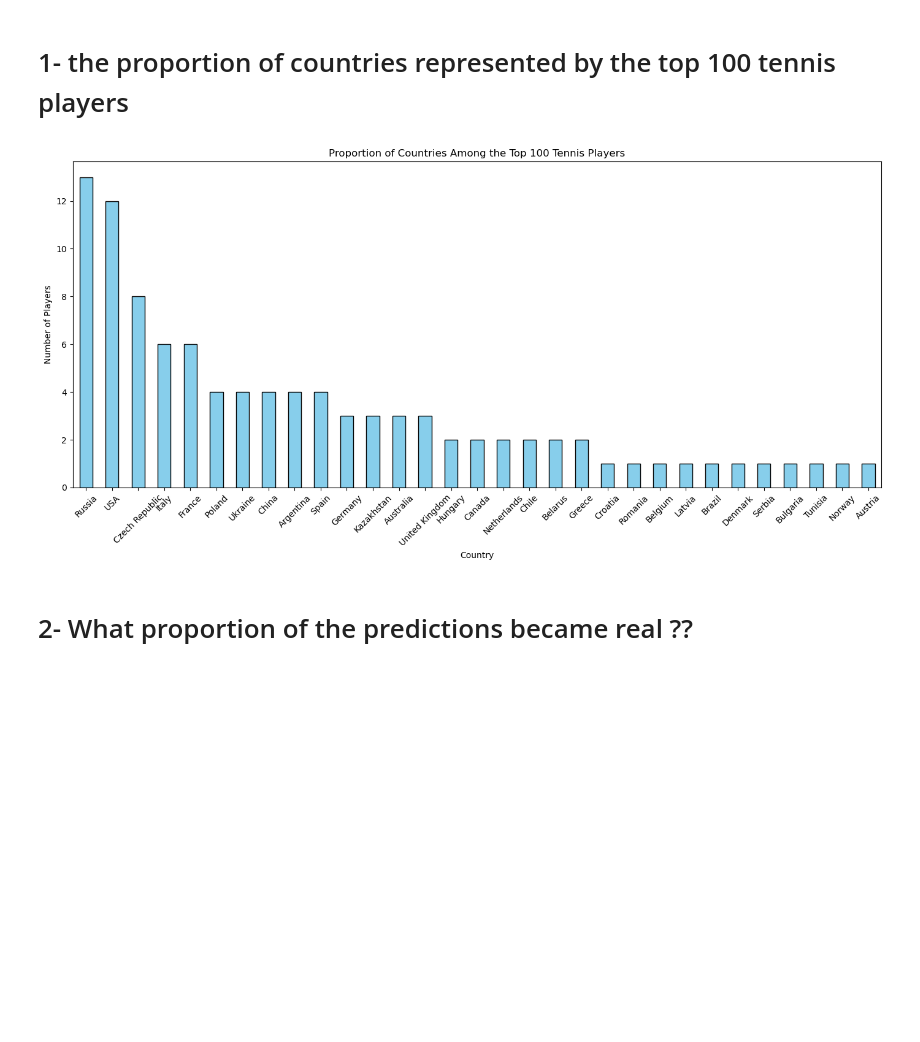
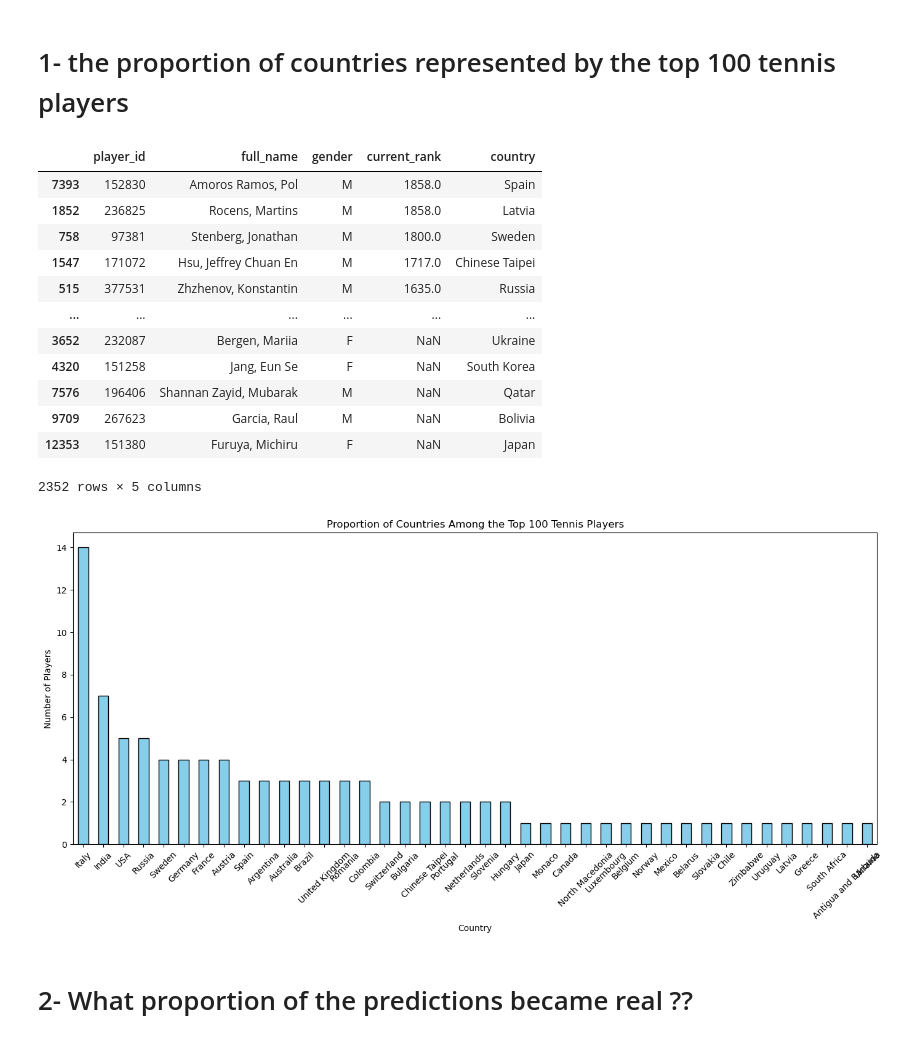
Before and after one commit to SobhanSalarian/TennisGame_Repository, a Jupyter notebook: notebooks/8Extra_questions copy.ipynb, the cells around one changed output. Saved outputs shown, nothing was run; the diff lists cells and outputs as text; code cells hidden in the pictures; blank space fills up the shorter version.

```diff
--- a/notebooks/8Extra_questions copy.ipynb
+++ b/notebooks/8Extra_questions copy.ipynb
@@ -7,51 +8,64 @@ import seaborn as sns
 # %% [markdown]
 # access to the tables
 # %%
-GameInfo = pd.read_csv("/Users/sobhansalarian/Desktop/DataAnalysis/TennisGame/TennisGame_Repository/references/CsvTables/GameInfo.csv").drop(columns=["Unnamed: 0"])
-MatchAwayScoreInfo = pd.read_csv("/Users/sobhansalarian/Desktop/DataAnalysis/TennisGame/TennisGame_Repository/references/CsvTables/MatchAwayScoreInfo.csv").drop(columns=["Unnamed: 0"])
-MatchAwayTeamInfo = pd.read_csv("/Users/sobhansalarian/Desktop/DataAnalysis/TennisGame/TennisGame_Repository/references/CsvTables/MatchAwayTeamInfo.csv").drop(columns=["Unnamed: 0"])
-MatchEventInfo = pd.read_csv("/Users/sobhansalarian/Desktop/DataAnalysis/TennisGame/TennisGame_Repository/references/CsvTables/MatchEventInfo.csv").drop(columns=["Unnamed: 0"])
-MatchHomeScoreInfo = pd.read_csv("/Users/sobhansalarian/Desktop/DataAnalysis/TennisGame/TennisGame_Repository/references/CsvTables/MatchHomeScoreInfo.csv").drop(columns=["Unnamed: 0"])
-MatchHomeTeamInfo = pd.read_csv("/Users/sobhansalarian/Desktop/DataAnalysis/TennisGame/TennisGame_Repository/references/CsvTables/MatchHomeTeamInfo.csv").drop(columns=["Unnamed: 0"])
-MatchRoundInfo = pd.read_csv("/Users/sobhansalarian/Desktop/DataAnalysis/TennisGame/TennisGame_Repository/references/CsvTables/MatchRoundInfo.csv").drop(columns=["Unnamed: 0"])
-MatchTimeInfo = pd.read_csv("/Users/sobhansalarian/Desktop/DataAnalysis/TennisGame/TennisGame_Repository/references/CsvTables/MatchTimeInfo.csv").drop(columns=["Unnamed: 0"])
-MatchSeasonInfo = pd.read_csv("/Users/sobhansalarian/Desktop/DataAnalysis/TennisGame/TennisGame_Repository/references/CsvTables/MatchSeasonInfo.csv").drop(columns=["Unnamed: 0"])
-MatchTournamentInfo = pd.read_csv("/Users/sobhansalarian/Desktop/DataAnalysis/TennisGame/TennisGame_Repository/references/CsvTables/MatchTournamentInfo.csv").drop(columns=["Unnamed: 0"])
-MatchVenueInfo = pd.read_csv("/Users/sobhansalarian/Desktop/DataAnalysis/TennisGame/TennisGame_Repository/references/CsvTables/MatchVenueInfo.csv").drop(columns=["Unnamed: 0"])
-MatchVotesInfo = pd.read_csv("/Users/sobhansalarian/Desktop/DataAnalysis/TennisGame/TennisGame_Repository/references/CsvTables/MatchVotesInfo.csv").drop(columns=["Unnamed: 0"])
-OddsInfo = pd.read_csv("/Users/sobhansalarian/Desktop/DataAnalysis/TennisGame/TennisGame_Repository/references/CsvTables/OddsInfo.csv").drop(columns=["Unnamed: 0"])
-PeriodInfo = pd.read_csv("/Users/sobhansalarian/Desktop/DataAnalysis/TennisGame/TennisGame_Repository/references/CsvTables/PeriodInfo.csv").drop(columns=["Unnamed: 0"])
-PowerInfo = pd.read_csv("/Users/sobhansalarian/Desktop/DataAnalysis/TennisGame/TennisGame_Repository/references/CsvTables/PowerInfo.csv").drop(columns=["Unnamed: 0"])
+GameInfo = pd.read_csv("/Users/sobhansalarian/Desktop/DataAnalysis/TennisGame/TennisGame_Repository/references/CsvTables/GameInfo.csv").drop(columns=["Unnamed: 0"]).drop_duplicates()
+MatchAwayScoreInfo = pd.read_csv("/Users/sobhansalarian/Desktop/DataAnalysis/TennisGame/TennisGame_Repository/references/CsvTables/MatchAwayScoreInfo.csv").drop(columns=["Unnamed: 0"]).drop_duplicates()
+MatchAwayTeamInfo = pd.read_csv("/Users/sobhansalarian/Desktop/DataAnalysis/TennisGame/TennisGame_Repository/references/CsvTables/MatchAwayTeamInfo.csv").drop(columns=["Unnamed: 0"]).drop_duplicates()
+MatchEventInfo = pd.read_csv("/Users/sobhansalarian/Desktop/DataAnalysis/TennisGame/TennisGame_Repository/references/CsvTables/MatchEventInfo.csv").drop(columns=["Unnamed: 0"]).drop_duplicates()
+MatchHomeScoreInfo = pd.read_csv("/Users/sobhansalarian/Desktop/DataAnalysis/TennisGame/TennisGame_Repository/references/CsvTables/MatchHomeScoreInfo.csv").drop(columns=["Unnamed: 0"]).drop_duplicates()
+MatchHomeTeamInfo = pd.read_csv("/Users/sobhansalarian/Desktop/DataAnalysis/TennisGame/TennisGame_Repository/references/CsvTables/MatchHomeTeamInfo.csv").drop(columns=["Unnamed: 0"]).drop_duplicates()
+MatchRoundInfo = pd.read_csv("/Users/sobhansalarian/Desktop/DataAnalysis/TennisGame/TennisGame_Repository/references/CsvTables/MatchRoundInfo.csv").drop(columns=["Unnamed: 0"]).drop_duplicates()
+MatchTimeInfo = pd.read_csv("/Users/sobhansalarian/Desktop/DataAnalysis/TennisGame/TennisGame_Repository/references/CsvTables/MatchTimeInfo.csv").drop(columns=["Unnamed: 0"]).drop_duplicates()
+MatchSeasonInfo = pd.read_csv("/Users/sobhansalarian/Desktop/DataAnalysis/TennisGame/TennisGame_Repository/references/CsvTables/MatchSeasonInfo.csv").drop(columns=["Unnamed: 0"]).drop_duplicates()
+MatchTournamentInfo = pd.read_csv("/Users/sobhansalarian/Desktop/DataAnalysis/TennisGame/TennisGame_Repository/references/CsvTables/MatchTournamentInfo.csv").drop(columns=["Unnamed: 0"]).drop_duplicates()
+MatchVenueInfo = pd.read_csv("/Users/sobhansalarian/Desktop/DataAnalysis/TennisGame/TennisGame_Repository/references/CsvTables/MatchVenueInfo.csv").drop(columns=["Unnamed: 0"]).drop_duplicates()
+MatchVotesInfo = pd.read_csv("/Users/sobhansalarian/Desktop/DataAnalysis/TennisGame/TennisGame_Repository/references/CsvTables/MatchVotesInfo.csv").drop(columns=["Unnamed: 0"]).drop_duplicates()
+OddsInfo = pd.read_csv("/Users/sobhansalarian/Desktop/DataAnalysis/TennisGame/TennisGame_Repository/references/CsvTables/OddsInfo.csv").drop(columns=["Unnamed: 0"]).drop_duplicates()
+PeriodInfo = pd.read_csv("/Users/sobhansalarian/Desktop/DataAnalysis/TennisGame/TennisGame_Repository/references/CsvTables/PeriodInfo.csv").drop(columns=["Unnamed: 0"]).drop_duplicates()
+PowerInfo = pd.read_csv("/Users/sobhansalarian/Desktop/DataAnalysis/TennisGame/TennisGame_Repository/references/CsvTables/PowerInfo.csv").drop(columns=["Unnamed: 0"]).drop_duplicates()
 # %% [markdown]
 # 1- the proportion of countries represented by the top 100 tennis players
 # %%
 
 
 # Combine home and away team info to get a list of all players
-players_df = pd.concat([MatchHomeTeamInfo[['player_id', 'full_name', 'current_rank', 'country']],
-                        MatchAwayTeamInfo[['player_id', 'full_name', 'current_rank', 'country']]])
+players_df = pd.concat([MatchHomeTeamInfo[['player_id', 'full_name','gender', 'current_rank', 'country']],
+                        MatchAwayTeamInfo[['player_id', 'full_name','gender' ,'current_rank', 'country']]])
 
 # Remove duplicates and sort by rank
-players_df = players_df.drop_duplicates(subset=['player_id']).sort_values(by='current_rank')
-
+players_df = players_df.drop_duplicates(subset=['player_id']).sort_values(by='current_rank' ,ascending=False)
+display(players_df)
 # Filter the top 100 players
 top_100_players = players_df.head(100)
 
 # Count the number of players from each country
 country_counts = top_100_players['country'].value_counts()
 
 # Plot the proportions of countries
 plt.figure(figsize=(14, 7))
 country_counts.plot(kind='bar', color='skyblue', edgecolor='black')
 
 plt.title('Proportion of Countries Among the Top 100 Tennis Players')
 plt.xlabel('Country')
 plt.ylabel('Number of Players')
 plt.xticks(rotation=45)
 plt.tight_layout()
 plt.show()
 # %% [output]
+|  | player_id | full_name | gender | current_rank | country |
+| 7393 | 152830 | Amoros Ramos, Pol | M | 1858.0 | Spain |
+| 1852 | 236825 | Rocens, Martins | M | 1858.0 | Latvia |
+| 758 | 97381 | Stenberg, Jonathan | M | 1800.0 | Sweden |
+| 1547 | 171072 | Hsu, Jeffrey Chuan En | M | 1717.0 | Chinese Taipei |
+| 515 | 377531 | Zhzhenov, Konstantin | M | 1635.0 | Russia |
+| ... | ... | ... | ... | ... | ... |
+| 3652 | 232087 | Bergen, Mariia | F | NaN | Ukraine |
+| 4320 | 151258 | Jang, Eun Se | F | NaN | South Korea |
+| 7576 | 196406 | Shannan Zayid, Mubarak | M | NaN | Qatar |
+| 9709 | 267623 | Garcia, Raul | M | NaN | Bolivia |
+| 12353 | 151380 | Furuya, Michiru | F | NaN | Japan |
+2352 rows × 5 columns
-[figure, old version]
+[figure, new version]
 # %% [markdown]
 # 2- What proportion of the predictions became real ??
 # %%
```
Also changed, not shown: parts of 5 cells of this notebook, 3 other files.
